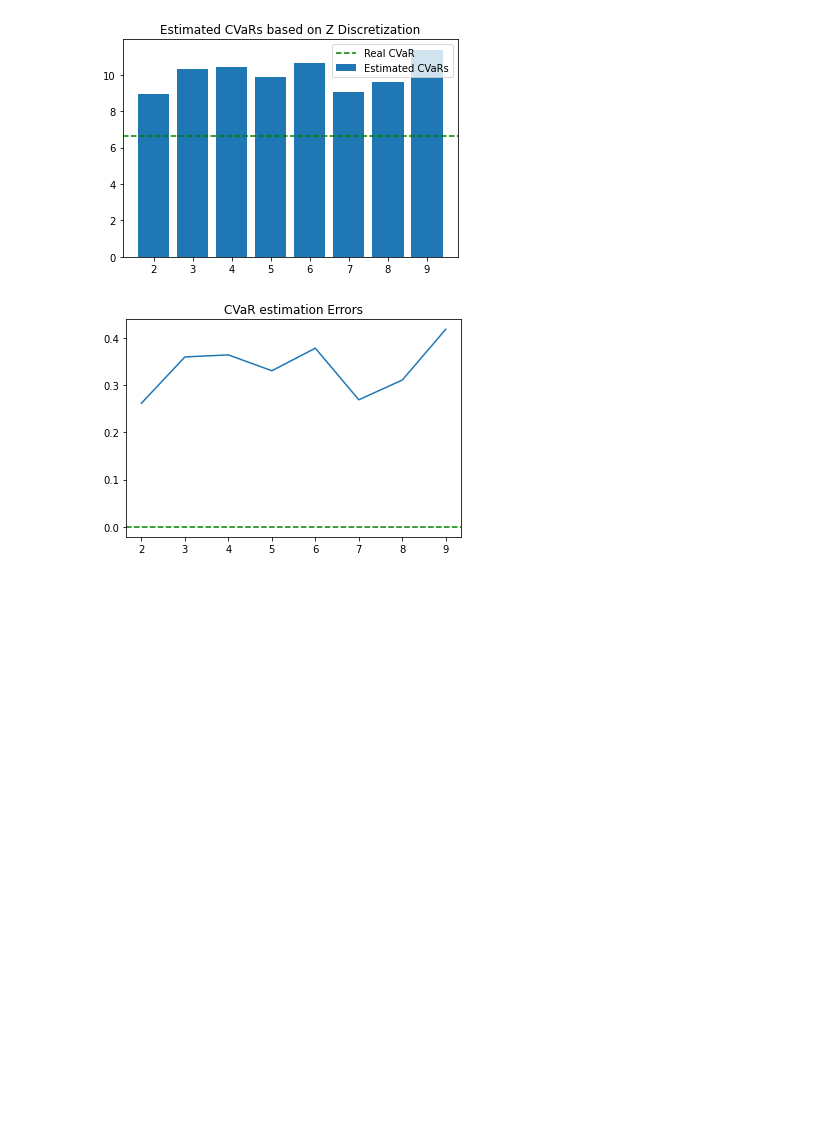
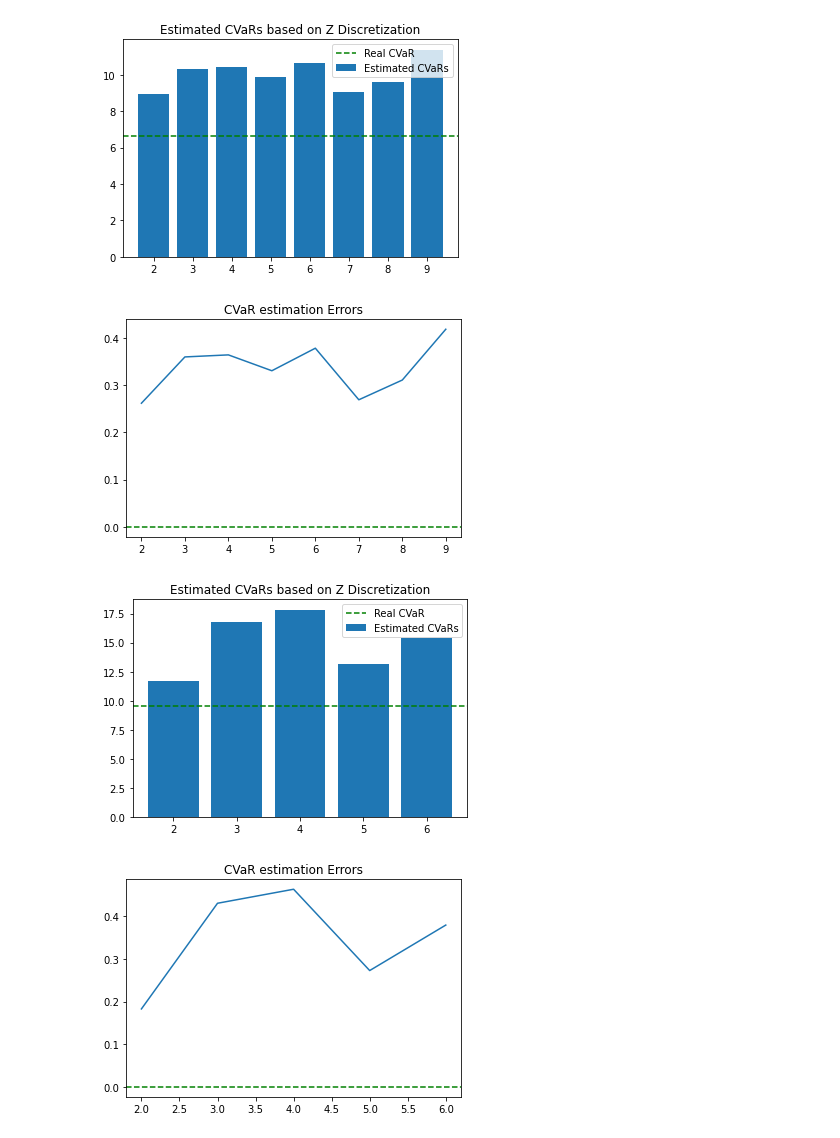
Before and after one commit to sergiogh/upc_credit_risk, a Jupyter notebook: experiment_results.ipynb, the cells around one changed output. Saved outputs shown, nothing was run; the diff lists cells and outputs as text; code cells hidden in the pictures; blank space fills up the shorter version.

```diff
--- a/experiment_results.ipynb
+++ b/experiment_results.ipynb
@@ -65,8 +65,8 @@ plt.show()
 # %%
 # Experiment 3: Change N_Z only AND keep Z_max = 2. I.e. keep Z bounds but add detail to the sampling
 
-z_range = range(2,10)
-z_max = range(2,10)
+z_range = range(2,7)
+z_max = range(2,7)
 alpha = 0.05
 
 lgd = [1, 2, 3, 4, 3, 3, 1, 1]
@@ -75,7 +75,21 @@ K = len(lgd)
 p_zeros = [0.15, 0.25, 0.2, 0.02, 0.05, 0.2, 0.01, 0.03]
 real_cvar = 9.5799
 
-estimated_vars = [5, 5, 5, 5, 5, 5, 5, 5]
-vars_errors = [0.0, 0.0, 0.0, 0.0, 0.0, 0.0, 0.0, 0.0]
-estimated_cvars = [8.961697402607467, 10.336264627977869, 10.407146810688753, 9.885594152000774, 10.644370280756327, 9.054899434165488, 9.603406387823004, 11.377904137757756]
-cvar_errors = [0.26171754445799134, 0.3596892631095294, 0.3640143265246676, 0.33045788355170924, 0.3781856463997759, 0.26903415346316506, 0.3107839069890055, 0.4182740379884603]
+estimated_vars = [7,7,7,7,7]
+vars_errors = [-0.1428571428571428, -0.1428571428571428, -0.1428571428571428, -0.1428571428571428, -0.1428571428571428]
+estimated_cvars = [11.72385, 16.81388, 17.83771, 13.15821, 15.41873]
+cvar_errors = [0.18287060502957042, 0.43065074577214313, 0.46351700682852526, 0.2728486490169685, 0.37950701866429526]
+# %%
+plt.bar(z_range, estimated_cvars, label="Estimated CVaRs")
+plt.title("Estimated CVaRs based on Z Discretization")
+plt.axhline(real_cvar, color='green', linestyle='--', label='Real CVaR')
+plt.legend()
+plt.show()
+
+plt.plot(z_range, cvar_errors, label="CVaR estimation errors")
+plt.axhline(0, color='green', linestyle='--')
+plt.title("CVaR estimation Errors")
+plt.show()
+# %% [output]
+[figure, added]
+[figure, added]
```
Also changed, not shown: 2 other files.
